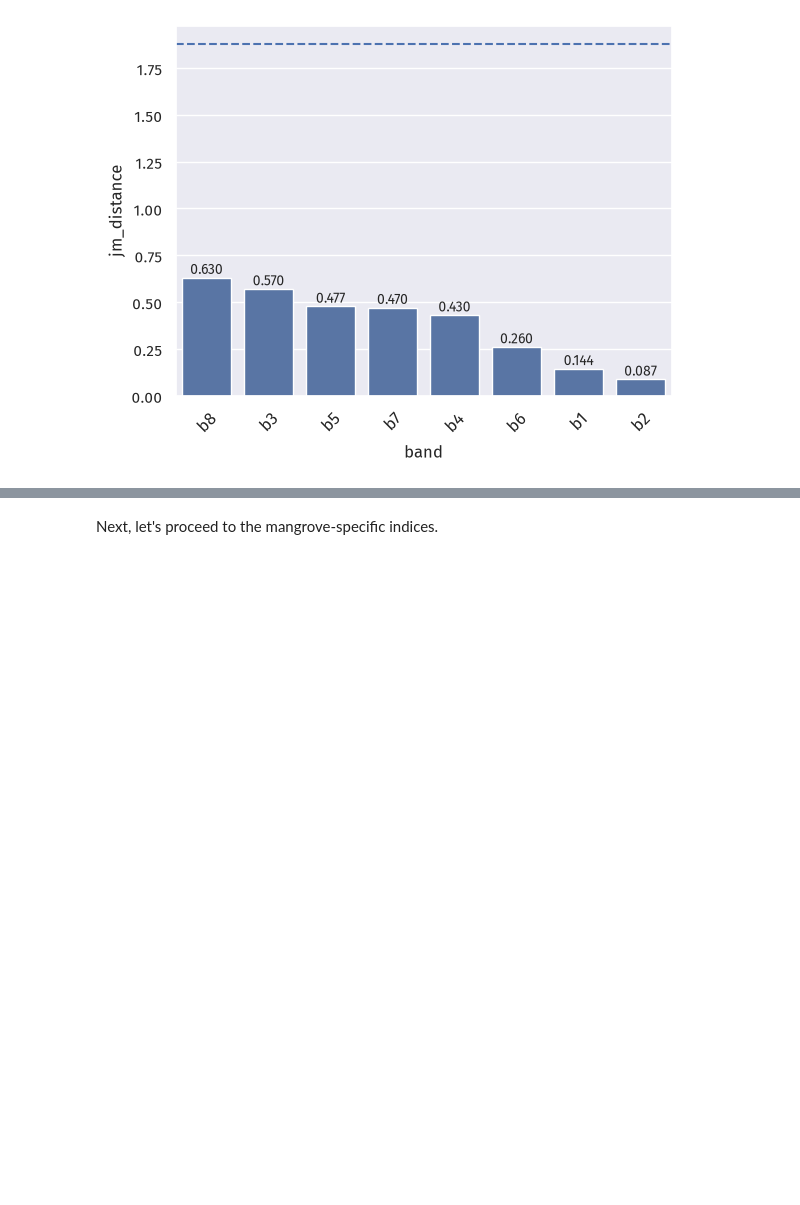
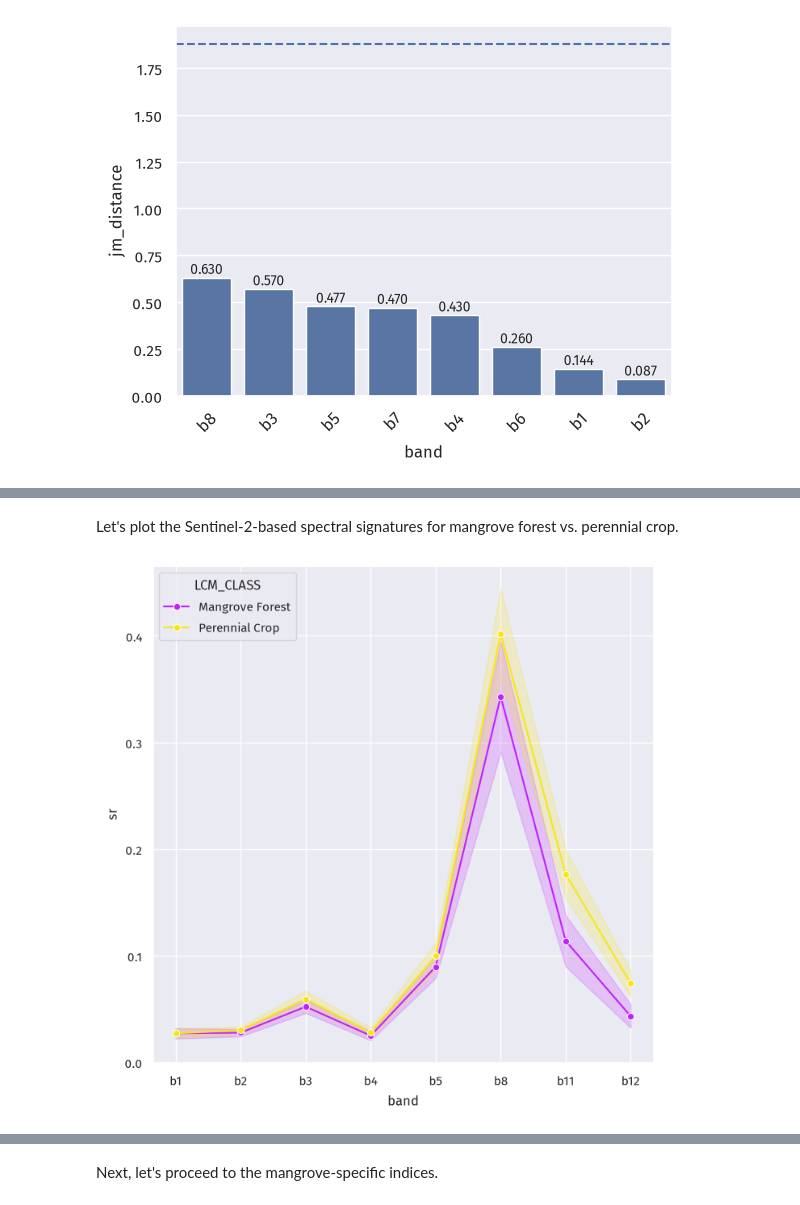
Before and after one commit to jeromemaiquez/gms-ir-mangrove-seagrass-surigao, a Jupyter notebook: main.ipynb, the cells around one changed output, grey strips where cells are left out. Drawn from its saved outputs; the diff is of its cells as text; code cells hidden in the pictures; blank space fills up the shorter version.

Commit message:
Checked control case: Sentinel-2 SWIR and MVI

```diff
--- a/main.ipynb
+++ b/main.ipynb
@@ -177,0 +180,16 @@ Looks like the two classes are not separable based on specific bands. Next, let'
+# %%
+fp_s2 = Path(r'C:\\Users\\remot\\Documents\\Jerome\\03_Independent_Research\\20260630 Mangrove and Seagrass Monitoring\\03_Data_management\\02_Processed_data\\Shapefiles\\Hinatuan-SurigaoDelSur_S2BandsSamples-Corrected_LandCoverNAMRIA_20210201-20210831.csv')
+df_s2 = pd.read_csv(fp_s2).rename(columns={'b6':'b8', 'b7':'b11', 'b8':'b12'})
+
+s2_band_names = [col for col in df_s2.columns if col.startswith('b')]
+df_s2 = indices.remove_outliers(df_s2, s2_band_names, impute=False)
+for s2_band in s2_band_names:
+    df_s2 = df_s2[~df_s2[s2_band].isna()]
+
+df_s2 = df_s2.reset_index(drop=True)
+
+# Extract latitude values for later use
+ycoord = df_s2['ycoord']
+df_s2 = df_s2.drop(columns=['id', 'xcoord', 'ycoord', 'gmw1'])
+
+df_s2.head()
@@ -177,0 +211,9 @@ Looks like the two classes are not separable based on specific bands. Next, let'
+# %%
+df_s2_melt = df_s2.melt(
+    id_vars='LCM_CLASS',
+    value_vars=s2_band_names,
+    value_name='sr',
+    var_name='band'
+)
+
+df_s2_melt.head()
@@ -177,0 +227,14 @@ Looks like the two classes are not separable based on specific bands. Next, let'
+# %% [markdown]
+Let's plot the Sentinel-2-based spectral signatures for mangrove forest vs. perennial crop.
+# %%
+ax = plot.spectral_signature(
+    data=df_s2_melt,
+    category_column='LCM_CLASS',
+    value_column='sr',
+    band_column='band',
+    cats_compared=dense_veg_classes
+)
+
+ax.figure.set_size_inches(8, 8)
+# %% [output]
+[figure, added]
```
Also changed, not shown: parts of 31 cells of this notebook, 2 other files.
